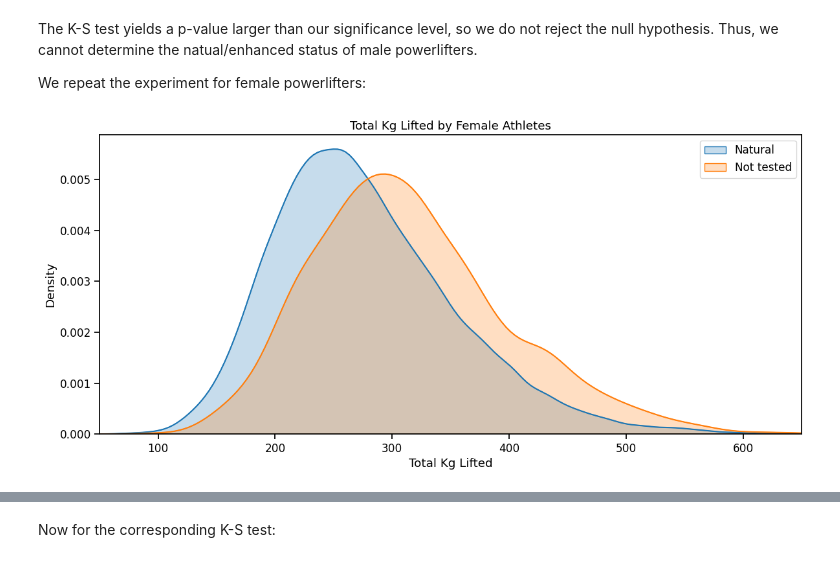
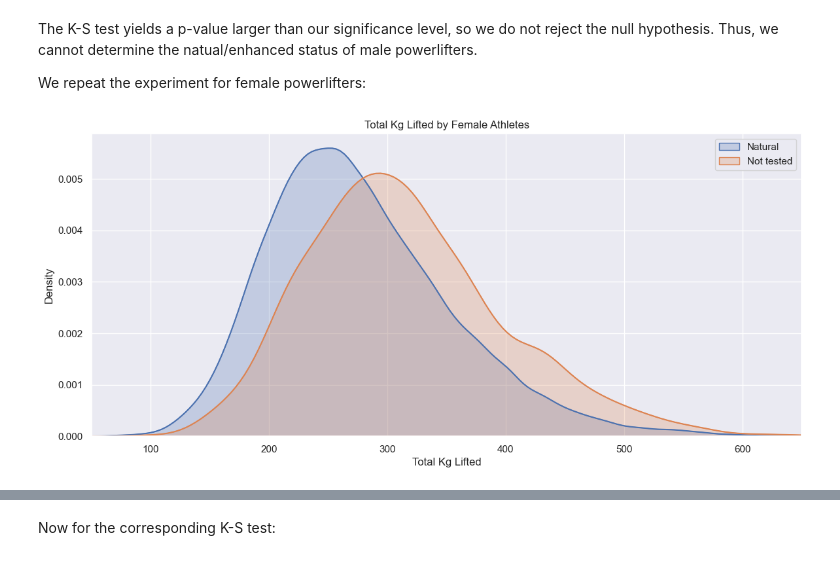
Before and after one commit to AmeerAliSaleem/powerlifting, a Jupyter notebook: Powerlifting_battle_of_the_genders.ipynb, the cells around one changed output, grey strips where cells are left out. Cells and saved outputs as stored; diff of their text form; code cells hidden in the pictures.

```diff
--- a/Powerlifting_battle_of_the_genders.ipynb
+++ b/Powerlifting_battle_of_the_genders.ipynb
@@ -327,0 +317,18 @@ The above investigation backs up scientific claims that men have more physical s
+# %%
+# histplot version (not deprecated)
+plt.close('all')
+plt.figure(figsize = (14, 6))
+sns.set()
+# sns.set_context("notebook", font_scale = 1.1)
+
+sns.histplot(males_wilks, label ='Male', stat='density', alpha=0.4, color = dblue,  bins=40)
+sns.histplot(females_wilks, label ='Female', stat='density', alpha=0.4, color = dred,  bins=40)
+plt.legend()
+
+plt.title('Histograms of Wilks points Lifted by Gender')
+#plt.yticks([])
+plt.xticks([0, 100, 200, 300, 400, 500, 600])
+plt.xlim(50, 600)
+plt.xlabel('Wilks points')
+plt.ylabel('Percentage of Competitors')
+plt.show()
@@ -327,0 +351,24 @@ The above investigation backs up scientific claims that men have more physical s
+# %%
+# subplots for report
+sns.set()
+fig, axes = plt.subplots(2, 1, figsize=(7, 6))
+sns.histplot(males, label ='Male', stat='density', alpha=0.4, color = dblue,  bins=40, ax=axes[0])
+sns.histplot(females, label ='Female', stat='density', alpha=0.4, color = dred,  bins=40, ax=axes[0])
+axes[0].set_title('Histograms of Total Kg Lifted by Sex')
+axes[0].set_xlabel('Total kg Lifted')
+axes[0].set_ylabel('% of Competitors')
+axes[0].set_xlim(50, 950)
+axes[0].legend()
+
+
+sns.kdeplot(males_wilks, label='Male', fill=True, color = dblue, ax=axes[1])
+sns.kdeplot(females_wilks, label='Female', fill=True, color = dred, ax=axes[1])
+axes[1].set_title('Kernel Densities of Wilks points by Sex')
+axes[1].set_xlabel('Wilks Points')
+axes[1].set_ylabel('% of Competitors')
+axes[1].set_xlim(75, 625)
+axes[1].legend()
+
+
+plt.tight_layout()
+plt.show()
@@ -444,23 +493,24 @@ females_enh = df_females[df_females['Tested'] == 'Not tested']
 # %%
 plt.close('all')
 plt.figure(figsize = (14, 6))
-sns.set_context("notebook", font_scale = 1.1)
+sns.set()
+# sns.set_context("notebook", font_scale = 1.1)
 
 sns.kdeplot(females_nat['TotalKg'], label='Natural', fill=True)
 sns.kdeplot(females_enh['TotalKg'], label='Not tested', fill=True)
 
 ax1 = sns.kdeplot(females_nat['TotalKg'])
 x1_f, y1_f = ax1.get_lines()[-1].get_data()
 ax2 = sns.kdeplot(females_enh['TotalKg'])
 x2_f, y2_f = ax2.get_lines()[-1].get_data()
 
 plt.title("Total Kg Lifted by Female Athletes")
 plt.legend()
 #plt.yticks([])
 plt.xticks([0, 100, 200, 300, 400, 500, 600, 700, 800, 900, 1000])
 plt.xlim(50, 650)
 plt.xlabel('Total Kg Lifted')
 plt.ylabel('Density')
 plt.show()
 # %% [output]
-[figure, old version]
+[figure, new version]
```
Also changed, not shown: parts of 13 cells of this notebook.
